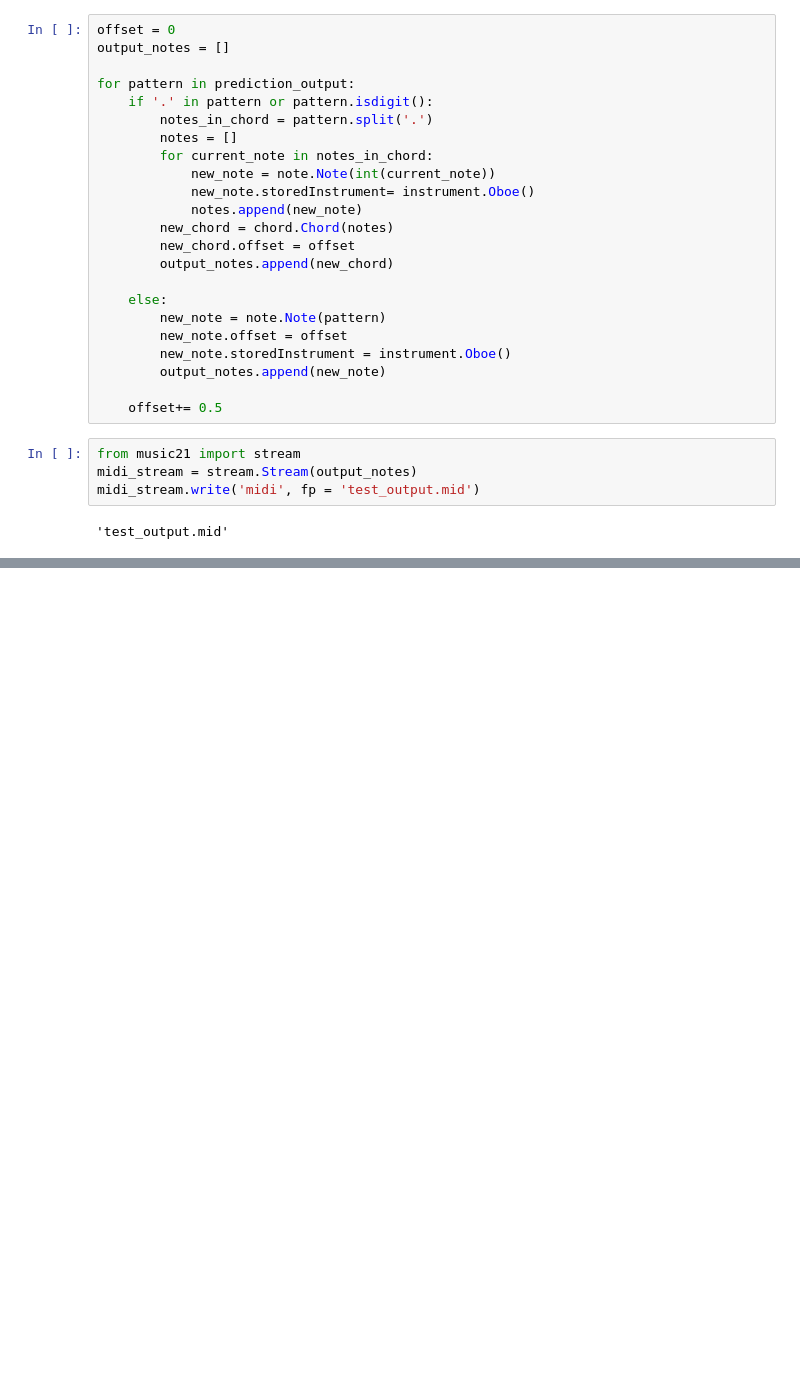
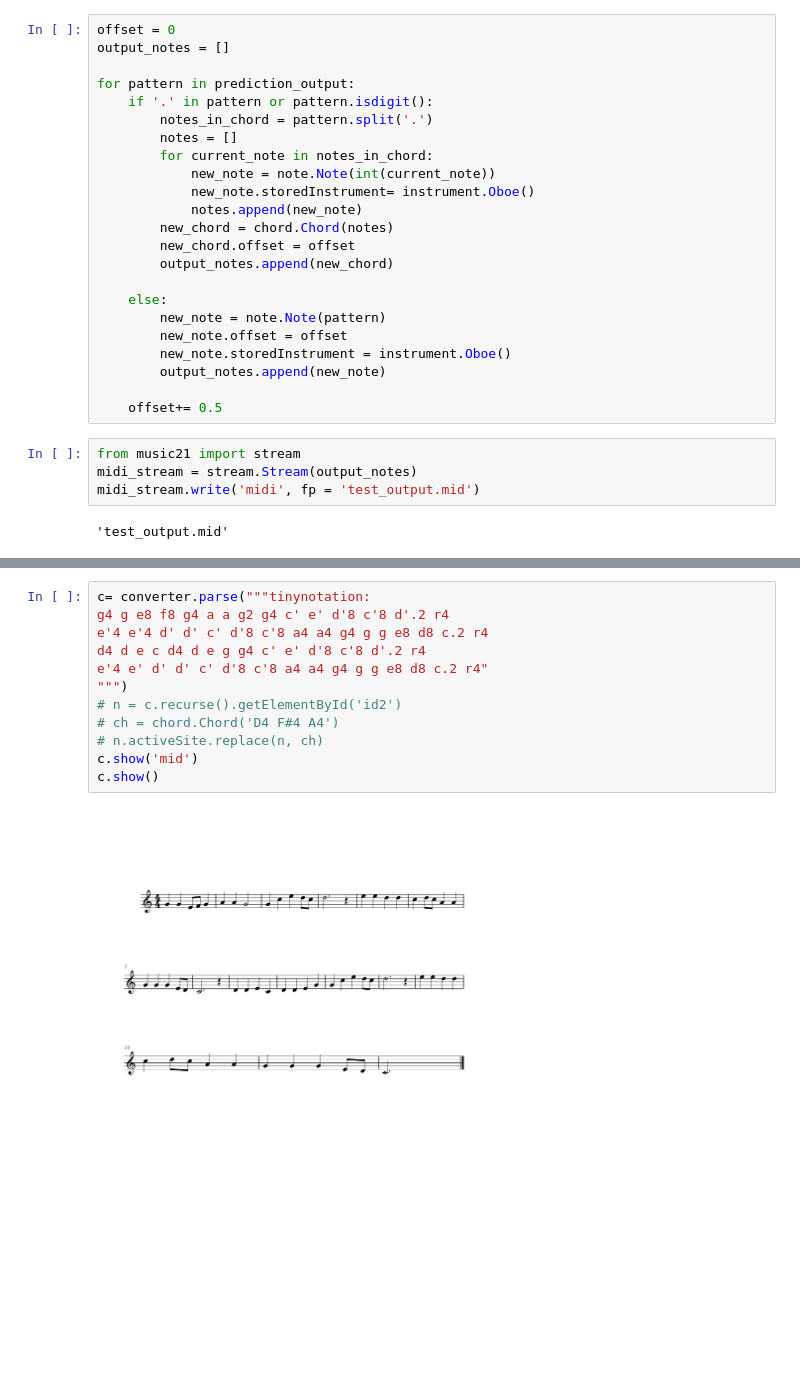
Before and after one commit to blueberrysmoooothie/music, a Jupyter notebook: test.ipynb, the cells around one changed output, grey strips where cells are left out. Drawn from its saved outputs; the diff is of its cells as text; blank space fills up the shorter version.

```diff
--- a/test.ipynb
+++ b/test.ipynb
@@ -257,0 +272,14 @@ midi_stream.write('midi', fp = 'test_output.mid')
+# %%
+c= converter.parse("""tinynotation:
+g4 g e8 f8 g4 a a g2 g4 c' e' d'8 c'8 d'.2 r4
+e'4 e'4 d' d' c' d'8 c'8 a4 a4 g4 g g e8 d8 c.2 r4
+d4 d e c d4 d e g g4 c' e' d'8 c'8 d'.2 r4
+e'4 e' d' d' c' d'8 c'8 a4 a4 g4 g g e8 d8 c.2 r4"
+""")
+# n = c.recurse().getElementById('id2')
+# ch = chord.Chord('D4 F#4 A4')
+# n.activeSite.replace(n, ch)
+c.show('mid')
+c.show()
+# %% [output]
+[figure, added]
```
Also changed, not shown: parts of 2 cells of this notebook, 2 other files.
